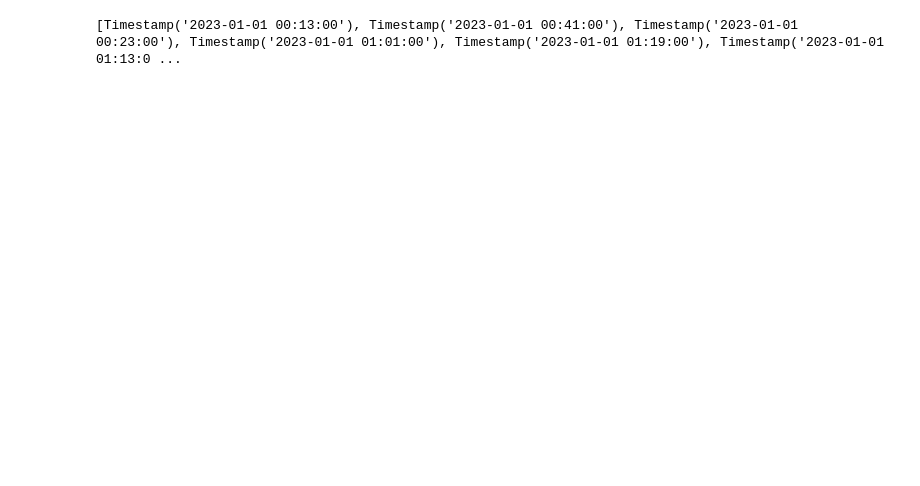
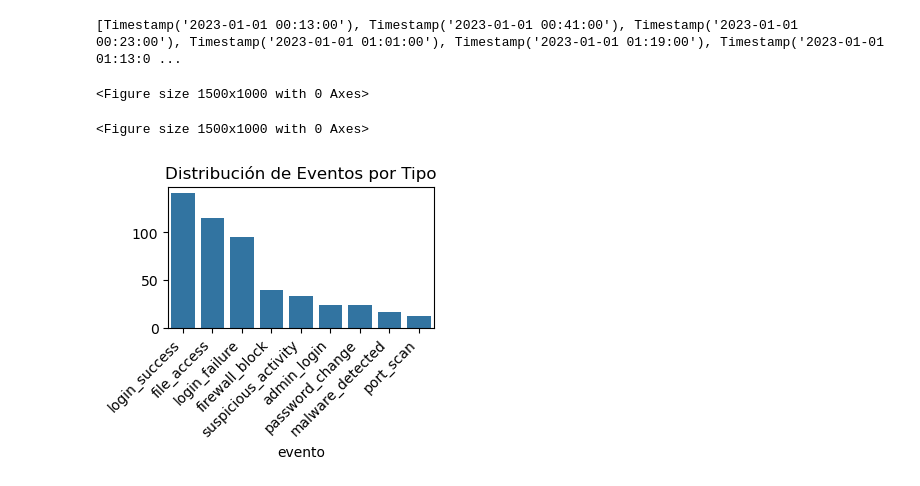
Before and after one commit to JonathanAlvarezW/practica_tres_gr_9, a Jupyter notebook: grupo9.ipynb, the cells around one changed output. Cells and saved outputs as stored; diff of their text form; code cells hidden in the pictures; blank space fills up the shorter version.

```diff
--- a/grupo9.ipynb
+++ b/grupo9.ipynb
@@ -20,3 +26,46 @@ for fecha in fechas:
 print(timestamps)
 # %% [output]
 [Timestamp('2023-01-01 00:13:00'), Timestamp('2023-01-01 00:41:00'), Timestamp('2023-01-01 00:23:00'), Timestamp('2023-01-01 01:01:00'), Timestamp('2023-01-01 01:19:00'), Timestamp('2023-01-01 01:13:0 ...
+# %%
+# Ajustar al número de registros deseados
+timestamps = timestamps[:500]
+
+# Generar IPs aleatorias
+def random_ip():
+    return f"{np.random.randint(1, 256)}.{np.random.randint(1, 256)}.{np.random.randint(1, 256)}.{np.random.randint(1, 256)}"
+
+# Usuarios del sistema
+usuarios = ['admin', 'user1', 'user2', 'user3', 'system', 'guest', None]
+
+# Generar datos simulados
+data = {
+    'timestamp': timestamps,
+    'ip_origen': [random_ip() for _ in range(500)],
+    'evento': np.random.choice(eventos, 500, p=[0.3, 0.2, 0.2, 0.05, 0.05, 0.08, 0.07, 0.03, 0.02]),
+    'usuario': np.random.choice(usuarios, 500, p=[0.1, 0.2, 0.2, 0.2, 0.1, 0.1, 0.1]),
+    'severidad': np.random.choice(['low', 'medium', 'high', 'critical'], 500, p=[0.5, 0.3, 0.15, 0.05]),
+    'exitoso': np.random.choice([True, False], 500, p=[0.8, 0.2]),
+}
+# %%
+# Crear DataFrame
+logs_df = pd.DataFrame(data)
+
+# Configurar timestamp como índice
+logs_df['timestamp'] = pd.to_datetime(logs_df['timestamp'])
+logs_df = logs_df.sort_values('timestamp')
+
+# Ahora creamos las visualizaciones
+plt.figure(figsize=(15, 10))
+# %% [output]
+<Figure size 1500x1000 with 0 Axes>
+<Figure size 1500x1000 with 0 Axes>
+# %%
+# 1. Distribución de eventos por tipo
+plt.subplot(2, 2, 1)
+eventos_count = logs_df['evento'].value_counts()
+sns.barplot(x=eventos_count.index, y=eventos_count.values)
+plt.xticks(rotation=45, ha='right')
+plt.title('Distribución de Eventos por Tipo')
+plt.tight_layout()
+# %% [output]
+[figure, added]
```
Also changed, not shown: parts of 3 cells of this notebook.
